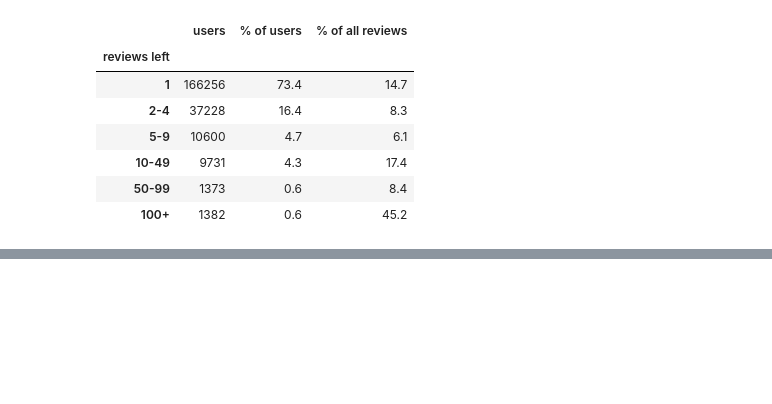
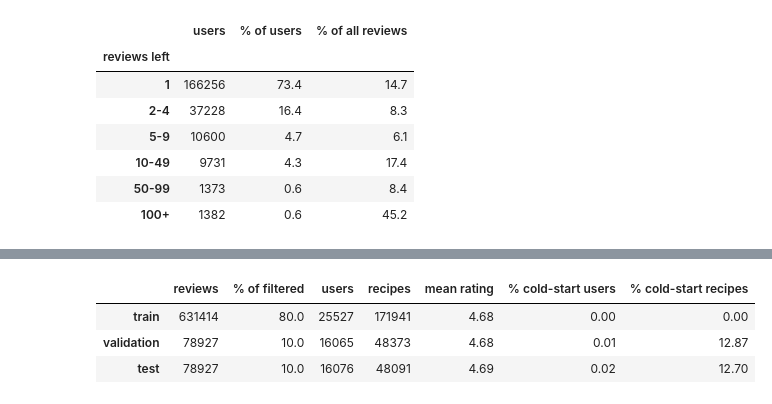
Before and after one commit to jut008/cse258-recipe-prediction-model, a Jupyter notebook: scratch/judy.ipynb, the cells around one changed output, grey strips where cells are left out. Saved outputs shown, nothing was run; the diff lists cells and outputs as text; code cells hidden in the pictures; blank space fills up the shorter version.

```diff
--- a/scratch/judy.ipynb
+++ b/scratch/judy.ipynb
@@ -106,0 +210,27 @@ users with 100+ reviews (last bar): 1,382 | 1,000+: 96
+# %%
+SEED = 0
+shuffled = filtered.sample(frac=1, random_state=SEED).reset_index(drop=True)
+n = len(shuffled)
+train = shuffled[:int(0.8 * n)]
+valid = shuffled[int(0.8 * n):int(0.9 * n)]
+test  = shuffled[int(0.9 * n):]
+
+for name, d in [("train", train), ("validation", valid), ("test", test)]:
+    d.to_csv(DATA_PATH + f"filtered_{name}.csv", index=False)
+
+assert len(train) + len(valid) + len(test) == n
+known_u, known_i = set(train.user_id), set(train.recipe_id)
+pd.DataFrame({
+    "reviews": [len(d) for d in (train, valid, test)],
+    "% of filtered": [len(d) / n * 100 for d in (train, valid, test)],
+    "users": [d.user_id.nunique() for d in (train, valid, test)],
+    "recipes": [d.recipe_id.nunique() for d in (train, valid, test)],
+    "mean rating": [d.rating.mean() for d in (train, valid, test)],
+    "% cold-start users": [0.0] + [(~d.user_id.isin(known_u)).mean() * 100 for d in (valid, test)],
+    "% cold-start recipes": [0.0] + [(~d.recipe_id.isin(known_i)).mean() * 100 for d in (valid, test)],
+}, index=["train", "validation", "test"]).round(2)
+# %% [output]
+|  | reviews | % of filtered | users | recipes | mean rating | % cold-start users | % cold-start recipes |
+| train | 631414 | 80.0 | 25527 | 171941 | 4.68 | 0.00 | 0.00 |
+| validation | 78927 | 10.0 | 16065 | 48373 | 4.68 | 0.01 | 12.87 |
+| test | 78927 | 10.0 | 16076 | 48091 | 4.69 | 0.02 | 12.70 |
```
Also changed, not shown: parts of 6 cells of this notebook, 1 other file.
